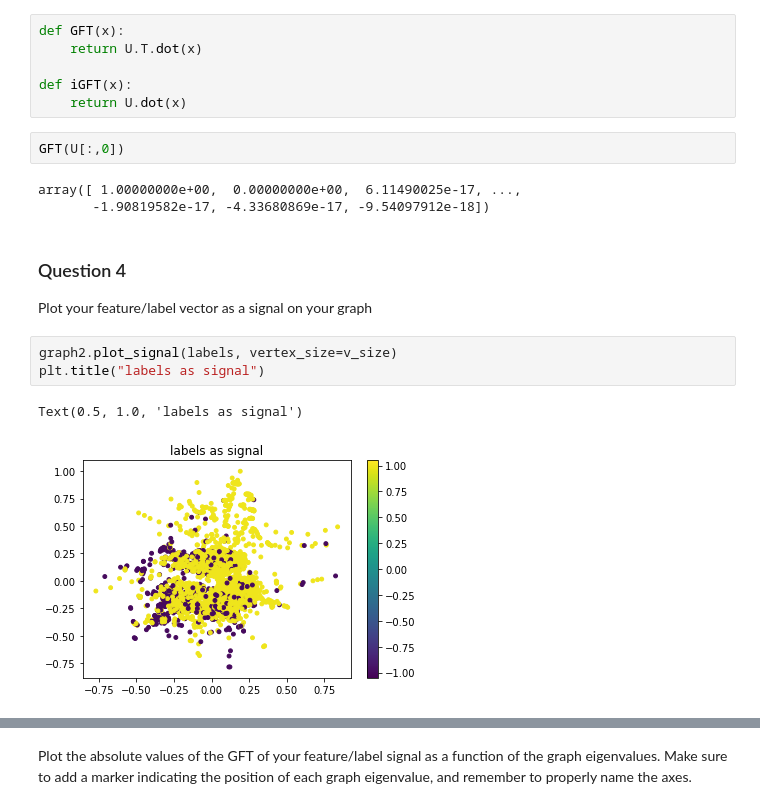
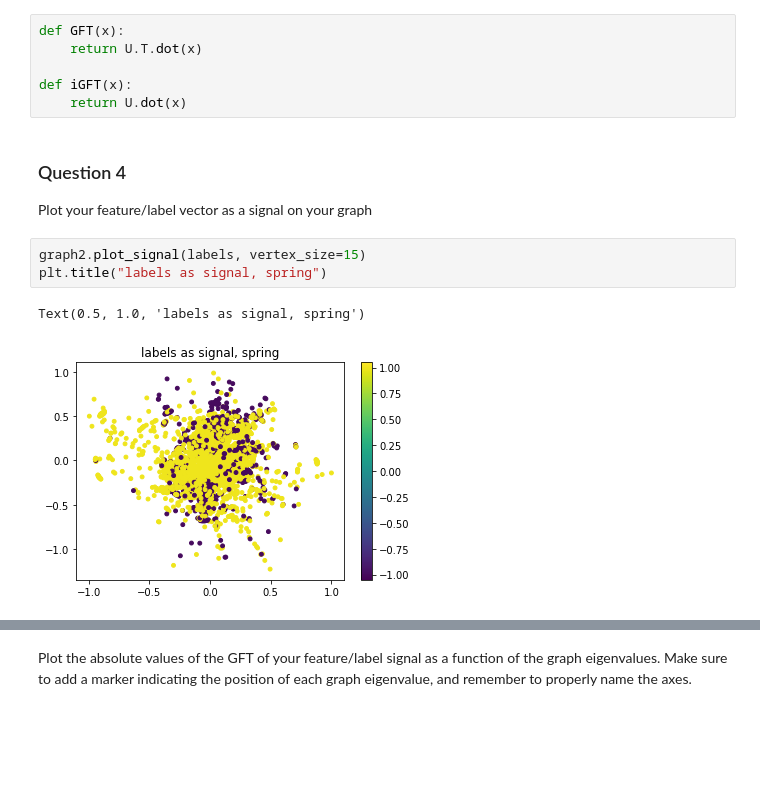
Before and after one commit to dsalathe/group_ntds, a Jupyter notebook: 4_graph_signal_processing.ipynb, the cells around one changed output, grey strips where cells are left out. Drawn from its saved outputs; the diff is of its cells as text; blank space fills up the shorter version.

```diff
--- a/4_graph_signal_processing.ipynb
+++ b/4_graph_signal_processing.ipynb
@@ -212,21 +185,16 @@ def GFT(x):
 
 def iGFT(x):
     return U.dot(x)
-# %%
-GFT(U[:,0])
-# %% [output]
-array([ 1.00000000e+00,  0.00000000e+00,  6.11490025e-17, ...,
-       -1.90819582e-17, -4.33680869e-17, -9.54097912e-18])
 # %% [markdown]
 ### Question 4
 
 Plot your feature/label vector as a signal on your graph
 # %%
-graph2.plot_signal(labels, vertex_size=v_size)
-plt.title("labels as signal")
+graph2.plot_signal(labels, vertex_size=15)
+plt.title("labels as signal, spring")
 # %% [output]
-Text(0.5, 1.0, 'labels as signal')
+Text(0.5, 1.0, 'labels as signal, spring')
-[figure, old version]
+[figure, new version]
 # %%
 graph1.plot_signal(labels, vertex_size = v_size)
 plt.title("labels as signals, eigenmap")
```
Also changed, not shown: parts of 35 cells of this notebook.
